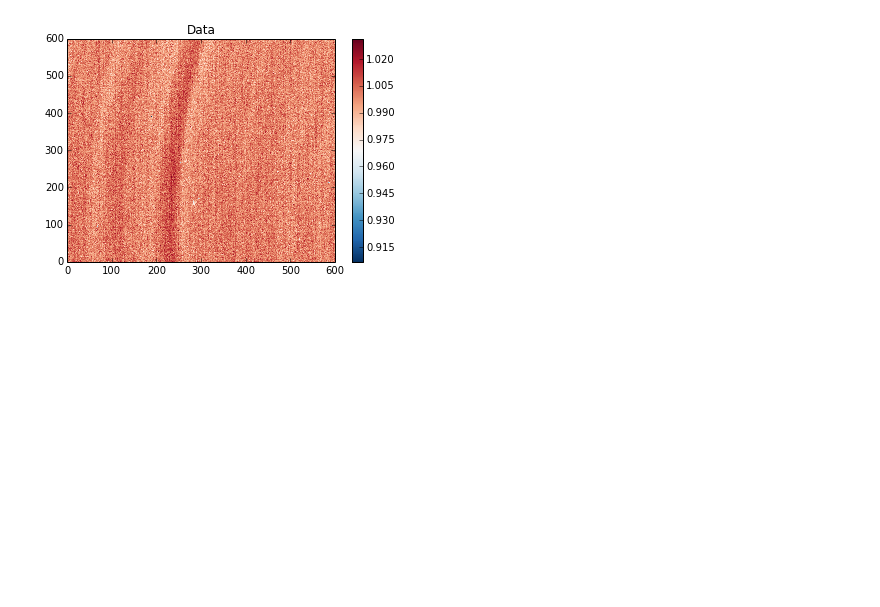
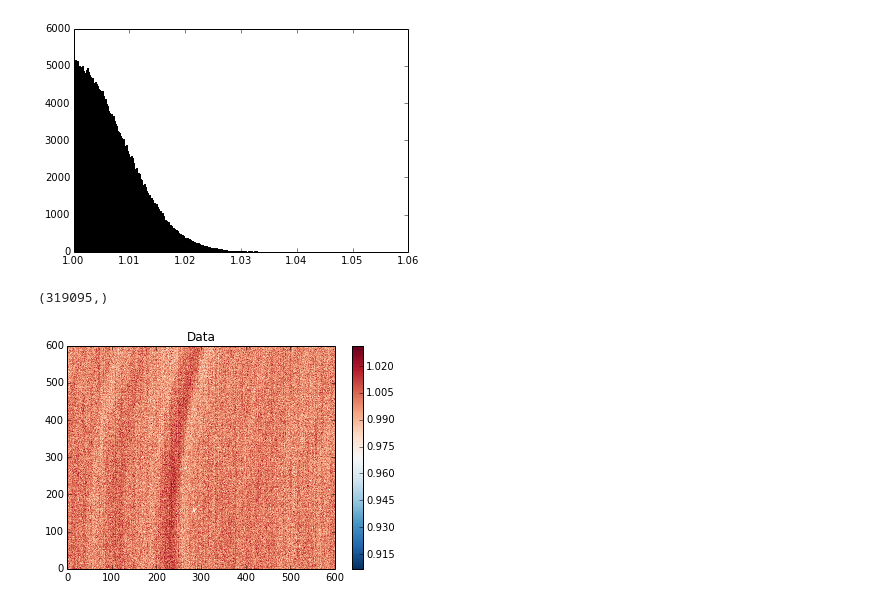
Before and after one commit to cpadavis/weak_sauce, a Jupyter notebook: notebooks/DES_masterflat.ipynb, the cells around one changed output. Cells and saved outputs as stored; diff of their text form; code cells hidden in the pictures; blank space fills up the shorter version.

```diff
--- a/notebooks/DES_masterflat.ipynb
+++ b/notebooks/DES_masterflat.ipynb
@@ -100,3 +106,11 @@ _ = plt.hist((data_mg.source.fluxes - data_rel_flux_map).flatten(),bins=50)
+# %%
+_ =plt.hist(data_rel_flux_map.flatten(),bins=300,range=(1.0,np.max(data_rel_flux_map.flatten())))
+# %% [output]
+[figure, added]
+# %%
+data_rel_flux_map.flatten()[data_rel_flux_map.flatten() > 1.0].shape
+# %% [output]
+(319095,)
 # %%
 #chris' run on masterflat
 ZZ = np.ma.array(data_rel_flux_map.copy())
```
Also changed, not shown: parts of 7 cells of this notebook, 1 other file.
